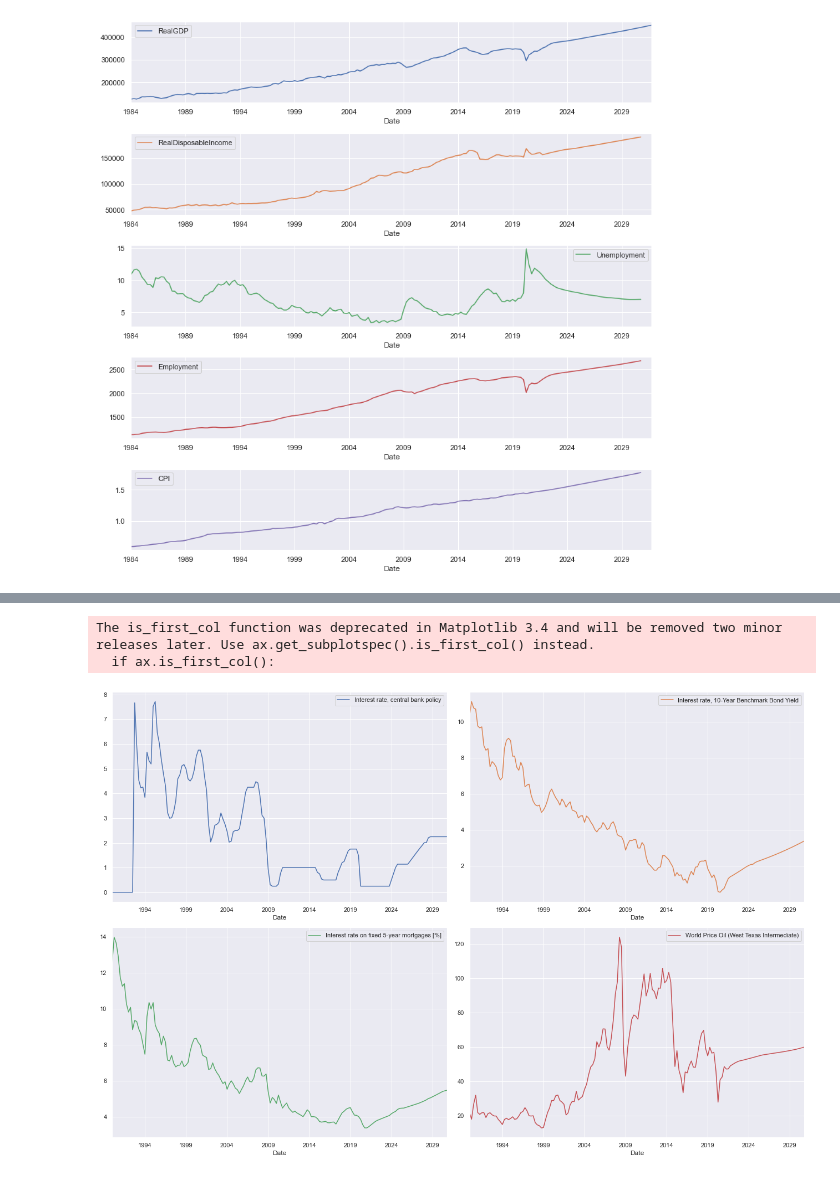
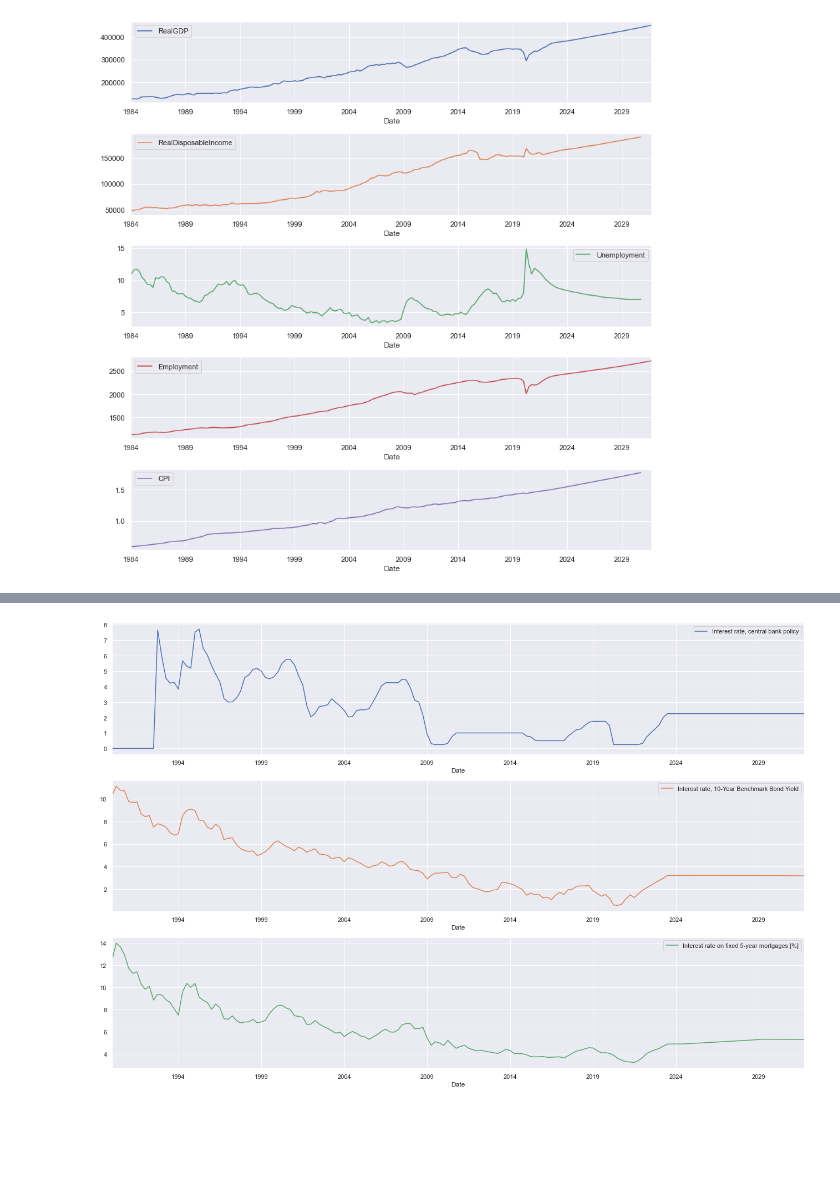
Before and after one commit to doublebigmak/housing_stats, a Jupyter notebook: forecasting/forecast_2022.ipynb, the cells around one changed output, grey strips where cells are left out. Saved outputs shown, nothing was run; the diff lists cells and outputs as text; code cells hidden in the pictures; blank space fills up the shorter version.

```diff
--- a/forecasting/forecast_2022.ipynb
+++ b/forecasting/forecast_2022.ipynb
@@ -77,9 +80,7 @@ nat_econ.index=pd.PeriodIndex(nat_econ.index,freq='Q').to_timestamp()
 # %%
 
-fig, ax = plt.subplots(nrows=2,ncols=2,figsize=(18,12))
+fig, ax = plt.subplots(nrows=3,ncols=1,figsize=(18,12))
 nat_econ['1990':][['Interest rate, central bank policy','Interest rate, 10-Year Benchmark Bond Yield','Interest rate on fixed 5-year mortgages [%]']].plot(ax=ax,subplots=True)
 plt.tight_layout()
 # %% [output]
-The is_first_col function was deprecated in Matplotlib 3.4 and will be removed two minor releases later. Use ax.get_subplotspec().is_first_col() instead.
-  if ax.is_first_col():
-[figure, old version]
+[figure, new version]
```
Also changed, not shown: parts of 15 cells of this notebook, 2 other files.
